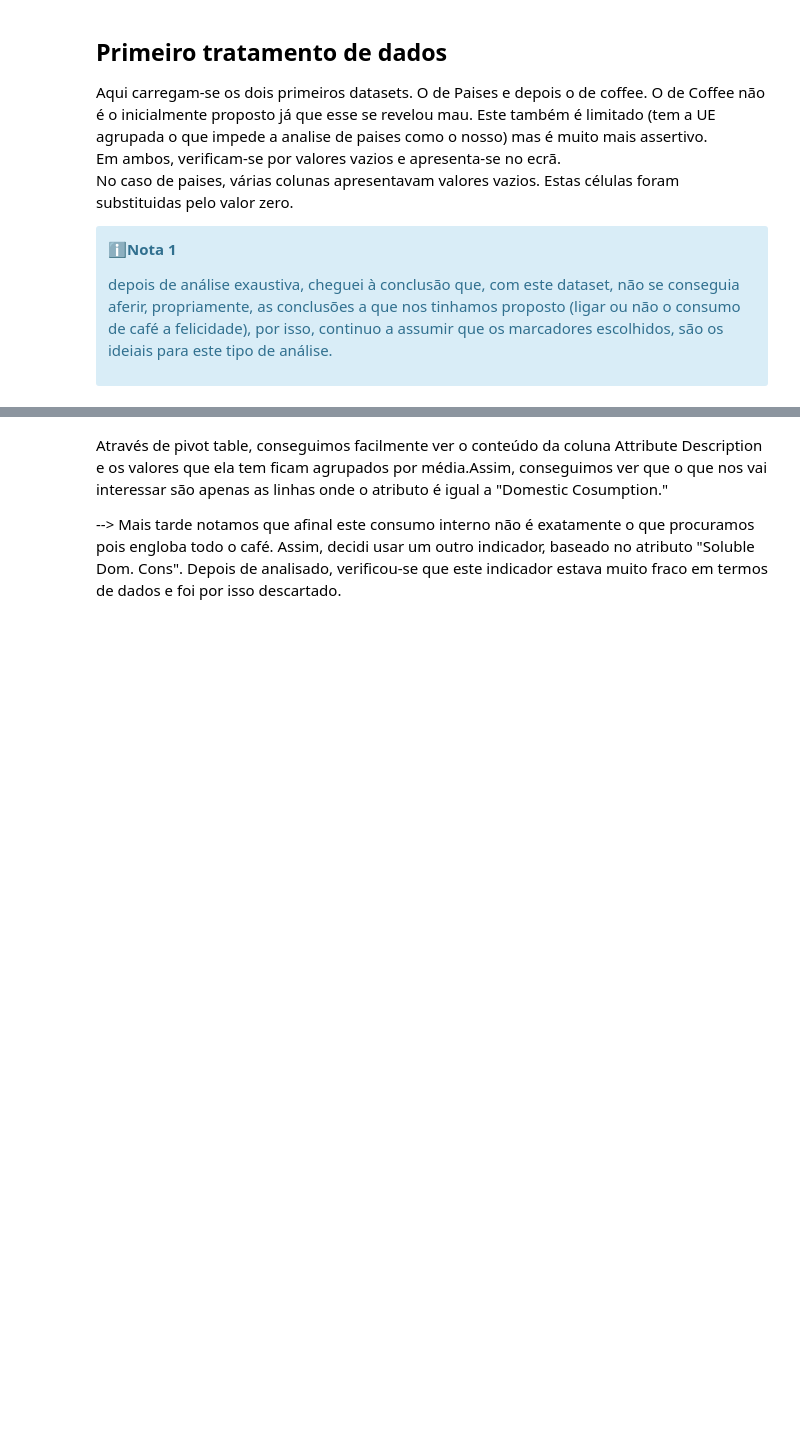
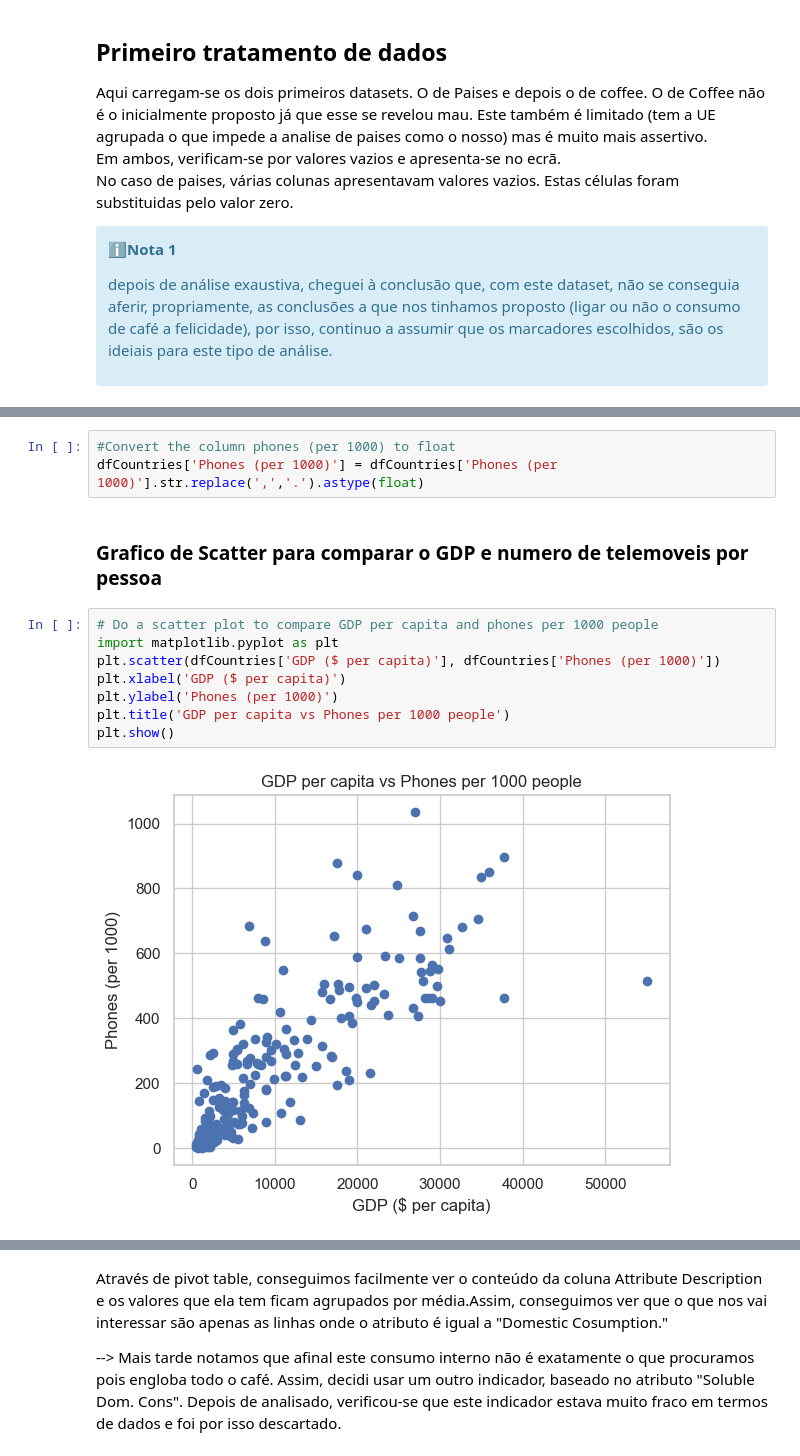
Before and after one commit to nunovivas/TrabalhoFinal, a Jupyter notebook: 04Final.ipynb, the cells around one changed output, grey strips where cells are left out. Drawn from its saved outputs; the diff is of its cells as text; blank space fills up the shorter version.

```diff
--- a/04Final.ipynb
+++ b/04Final.ipynb
@@ -79,0 +111,15 @@ dtype: int64
+# %%
+#Convert the column phones (per 1000) to float
+dfCountries['Phones (per 1000)'] = dfCountries['Phones (per 1000)'].str.replace(',','.').astype(float)
+# %% [markdown]
+ ### Grafico de Scatter para comparar o GDP e numero de telemoveis por pessoa
+# %%
+# Do a scatter plot to compare GDP per capita and phones per 1000 people
+import matplotlib.pyplot as plt
+plt.scatter(dfCountries['GDP ($ per capita)'], dfCountries['Phones (per 1000)'])
+plt.xlabel('GDP ($ per capita)')
+plt.ylabel('Phones (per 1000)')
+plt.title('GDP per capita vs Phones per 1000 people')
+plt.show()
+# %% [output]
+[figure, added]
```
Also changed, not shown: parts of 24 cells of this notebook, 4 other files.
